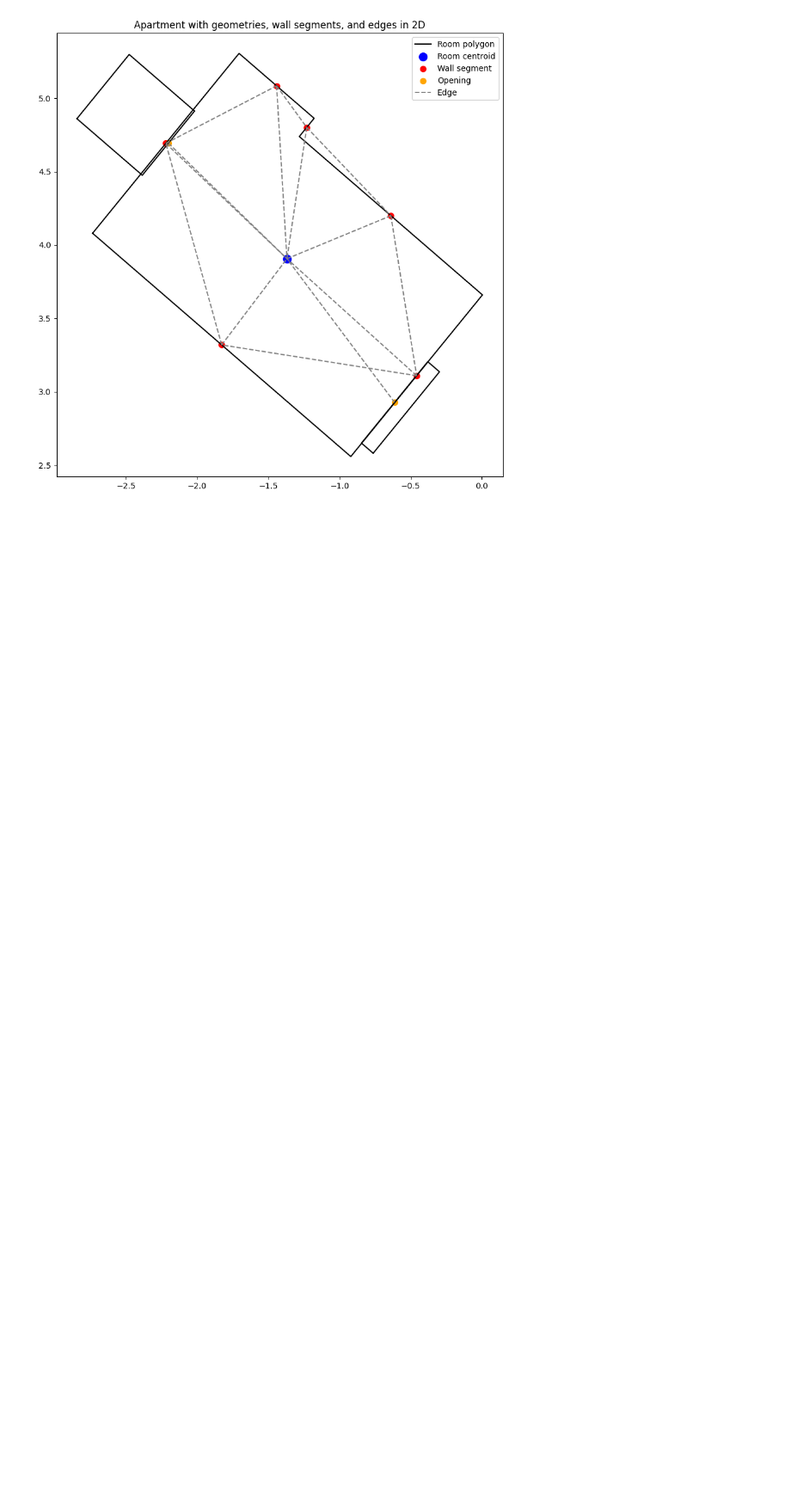
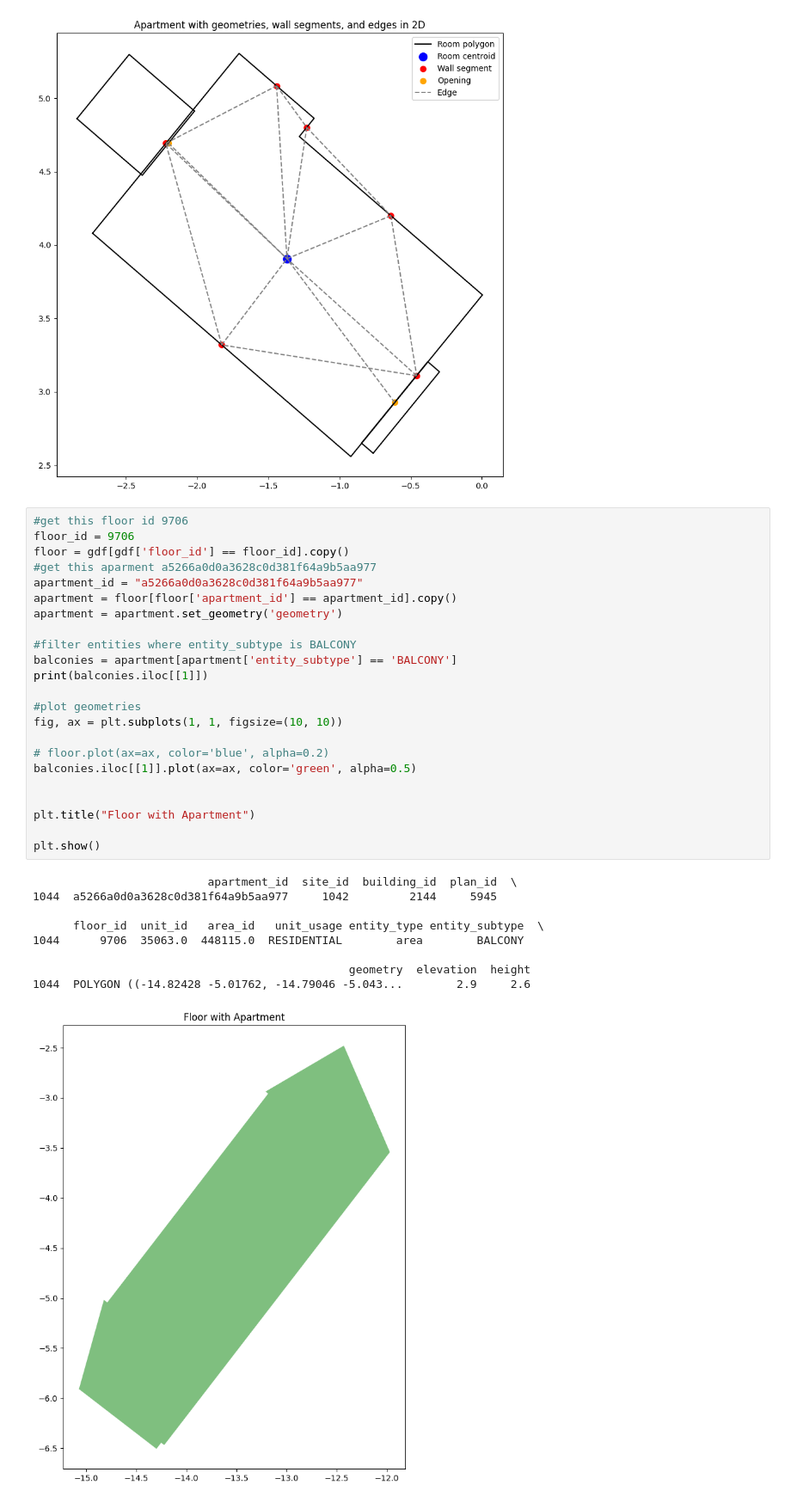
Before and after one commit to snt-arg/msd, a Jupyter notebook: NB - Data Curation 0 - Dataset Exploration.ipynb, the cells around one changed output. Shown at 86% size. Saved outputs shown, nothing was run; the diff lists cells and outputs as text; blank space fills up the shorter version.

```diff
--- a/NB - Data Curation 0 - Dataset Exploration.ipynb
+++ b/NB - Data Curation 0 - Dataset Exploration.ipynb
@@ -926,3 +926,36 @@ apartment_openings = pd.concat([room.iloc[[0]], area_openings], ignore_index=Tru
 plot_room_graph(apartment_openings, G, plot_normals=False)
 # %% [output]
 [figure]
+# %%
+#get this floor id 9706
+floor_id = 9706
+floor = gdf[gdf['floor_id'] == floor_id].copy()
+#get this aparment a5266a0d0a3628c0d381f64a9b5aa977
+apartment_id = "a5266a0d0a3628c0d381f64a9b5aa977"
+apartment = floor[floor['apartment_id'] == apartment_id].copy()
+apartment = apartment.set_geometry('geometry')
+
+#filter entities where entity_subtype is BALCONY
+balconies = apartment[apartment['entity_subtype'] == 'BALCONY']
+print(balconies.iloc[[1]])
+
+#plot geometries
+fig, ax = plt.subplots(1, 1, figsize=(10, 10))
+
+# floor.plot(ax=ax, color='blue', alpha=0.2)
+balconies.iloc[[1]].plot(ax=ax, color='green', alpha=0.5)
+
+
+plt.title("Floor with Apartment")
+
+plt.show()
+# %% [output]
+                          apartment_id  site_id  building_id  plan_id  \
+1044  a5266a0d0a3628c0d381f64a9b5aa977     1042         2144     5945
+
+      floor_id  unit_id   area_id   unit_usage entity_type entity_subtype  \
+1044      9706  35063.0  448115.0  RESIDENTIAL        area        BALCONY
+
+                                               geometry  elevation  height
+1044  POLYGON ((-14.82428 -5.01762, -14.79046 -5.043...        2.9     2.6
+[figure, added]
```
